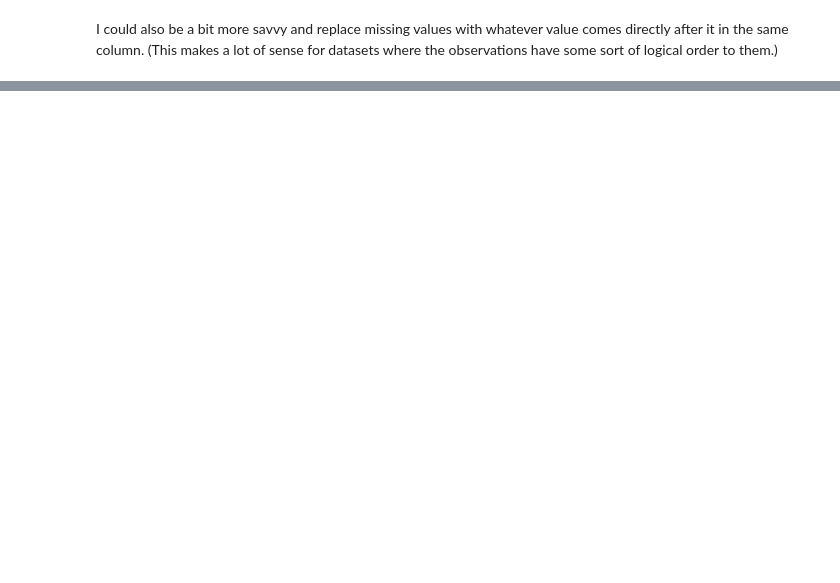
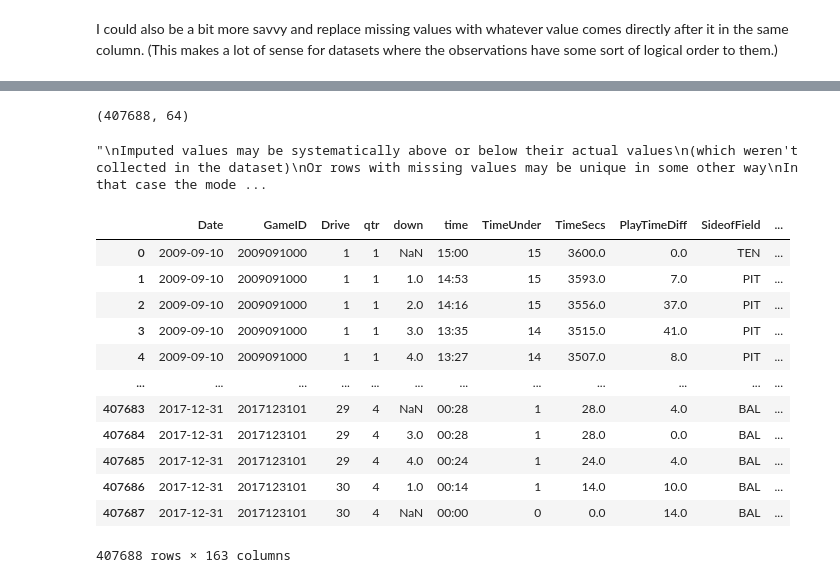
Before and after one commit to arturbeg/random_google_colabs, a Jupyter notebook: data_cleaning_1.ipynb, the cells around one changed output, grey strips where cells are left out. Cells and saved outputs as stored; diff of their text form; code cells hidden in the pictures; blank space fills up the shorter version.

Commit message:
missing values 2

```diff
--- a/data_cleaning_1.ipynb
+++ b/data_cleaning_1.ipynb
@@ -145,0 +167,4 @@ subset_nfl_data.fillna(method='bfill', axis=0).fillna(0)
+# %%
+data_with_imputed_values.shape
+# %% [output]
+(407688, 64)
@@ -145,0 +175,35 @@ subset_nfl_data.fillna(method='bfill', axis=0).fillna(0)
+# %%
+# An extension to imputation
+'''
+Imputed values may be systematically above or below their actual values
+(which weren't collected in the dataset)
+Or rows with missing values may be unique in some other way
+In that case the model would make better predictions by considering which
+values were originally missing
+'''
+# %% [output]
+"\nImputed values may be systematically above or below their actual values\n(which weren't collected in the dataset)\nOr rows with missing values may be unique in some other way\nIn that case the mode ...
+# %%
+nfl_data_copy = nfl_data.copy()
+
+# make new columns indicating what will be imputed
+cols_with_missing = (col for col in nfl_data_copy.columns if nfl_data_copy[col].isnull().any())
+# %%
+for col in cols_with_missing:
+  nfl_data_copy[col + '_was_missing'] = nfl_data_copy[col].isnull()
+
+nfl_data_copy
+# %% [output]
+|  | Date | GameID | Drive | qtr | down | time | TimeUnder | TimeSecs | PlayTimeDiff | SideofField | ... |
+| 0 | 2009-09-10 | 2009091000 | 1 | 1 | NaN | 15:00 | 15 | 3600.0 | 0.0 | TEN | ... |
+| 1 | 2009-09-10 | 2009091000 | 1 | 1 | 1.0 | 14:53 | 15 | 3593.0 | 7.0 | PIT | ... |
+| 2 | 2009-09-10 | 2009091000 | 1 | 1 | 2.0 | 14:16 | 15 | 3556.0 | 37.0 | PIT | ... |
+| 3 | 2009-09-10 | 2009091000 | 1 | 1 | 3.0 | 13:35 | 14 | 3515.0 | 41.0 | PIT | ... |
+| 4 | 2009-09-10 | 2009091000 | 1 | 1 | 4.0 | 13:27 | 14 | 3507.0 | 8.0 | PIT | ... |
+| ... | ... | ... | ... | ... | ... | ... | ... | ... | ... | ... | ... |
+| 407683 | 2017-12-31 | 2017123101 | 29 | 4 | NaN | 00:28 | 1 | 28.0 | 4.0 | BAL | ... |
+| 407684 | 2017-12-31 | 2017123101 | 29 | 4 | 3.0 | 00:28 | 1 | 28.0 | 0.0 | BAL | ... |
+| 407685 | 2017-12-31 | 2017123101 | 29 | 4 | 4.0 | 00:24 | 1 | 24.0 | 4.0 | BAL | ... |
+| 407686 | 2017-12-31 | 2017123101 | 30 | 4 | 1.0 | 00:14 | 1 | 14.0 | 10.0 | BAL | ... |
+| 407687 | 2017-12-31 | 2017123101 | 30 | 4 | NaN | 00:00 | 0 | 0.0 | 14.0 | BAL | ... |
+407688 rows × 163 columns
```
Also changed, not shown: parts of 5 cells of this notebook.
